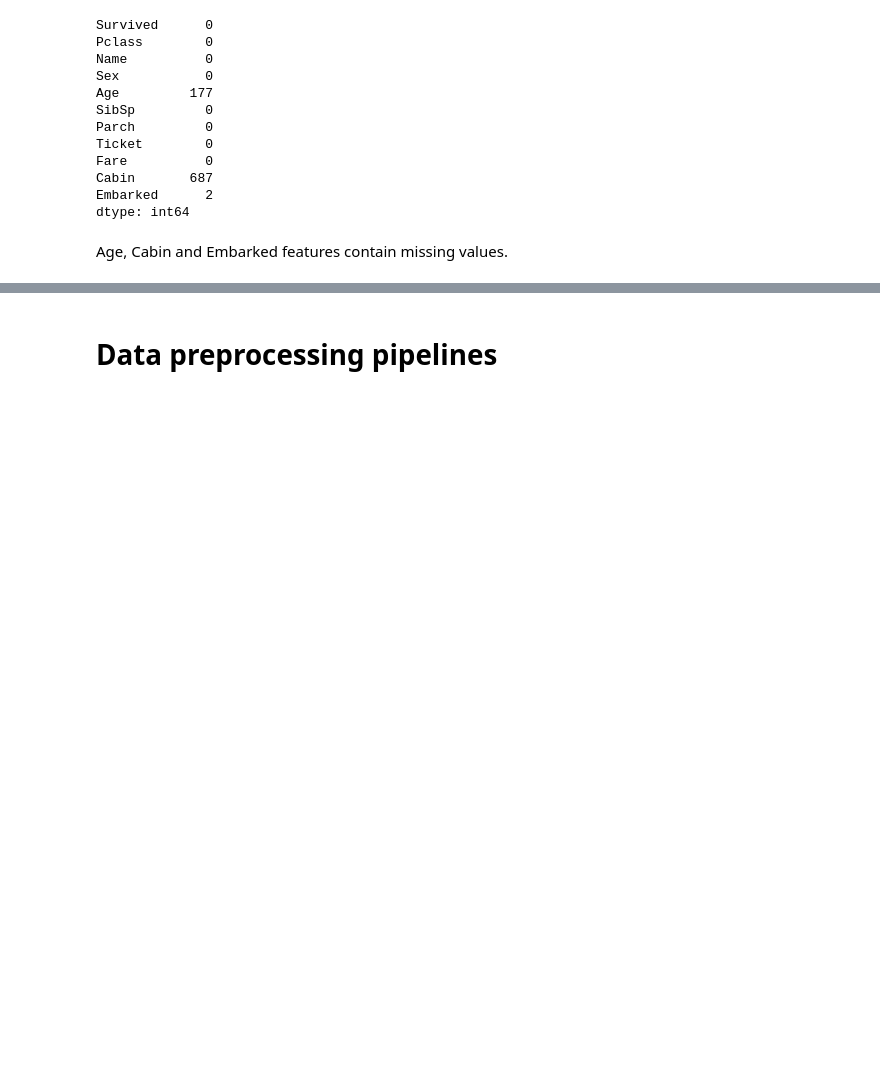
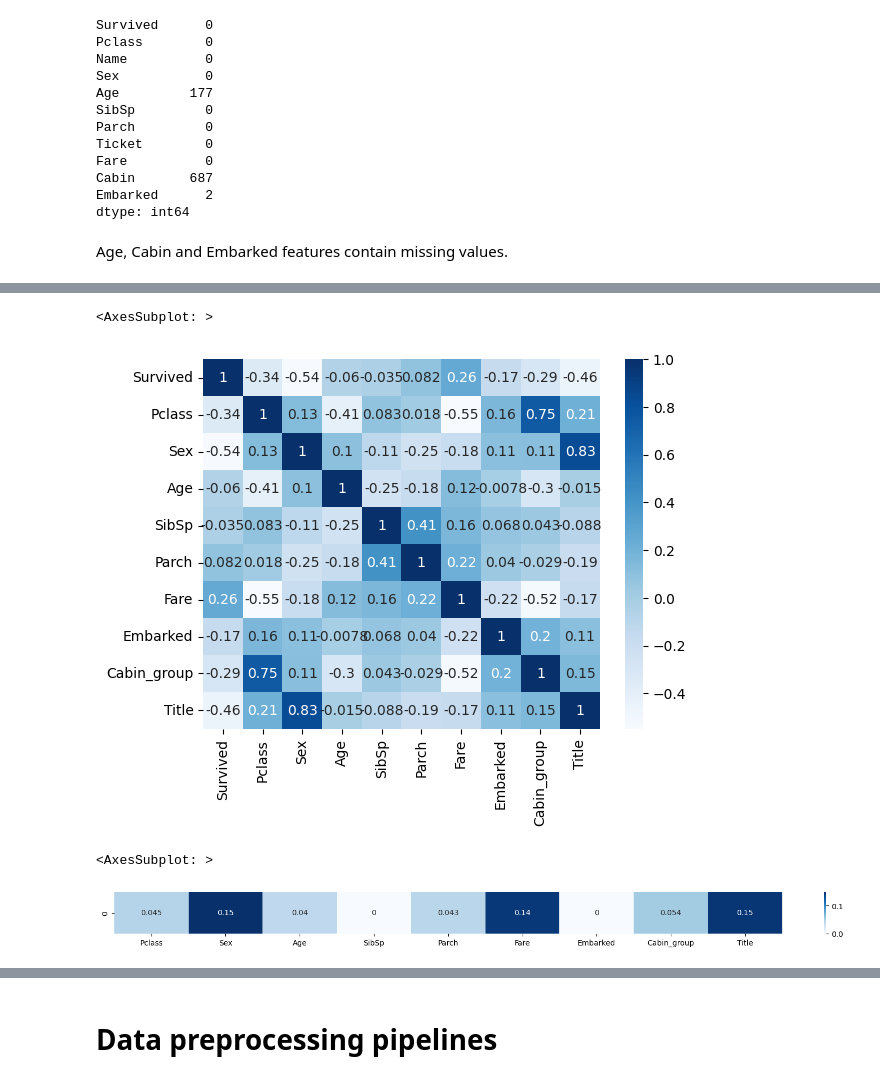
Before and after one commit to tcmaso/titanic-survival-prediction, a Jupyter notebook: Untitled.ipynb, the cells around one changed output, grey strips where cells are left out. Saved outputs shown, nothing was run; the diff lists cells and outputs as text; code cells hidden in the pictures; blank space fills up the shorter version.

```diff
--- a/Untitled.ipynb
+++ b/Untitled.ipynb
@@ -222,0 +316,5 @@ df_train.groupby(by='Cabin').mean()
+# %%
+sns.heatmap(df_train_temp.corr(), annot=True, cmap='Blues')
+# %% [output]
+<AxesSubplot: >
+[figure, added]
@@ -222,0 +323,9 @@ df_train.groupby(by='Cabin').mean()
+# %%
+mutual_info_series = pd.Series(mutual_info_classif(df_train_temp.drop('Survived', axis=1), df_train_temp['Survived']),
+                               index=df_train_temp.drop('Survived', axis=1).columns)
+mutual_info_series
+plt.figure(figsize=(20,1))
+sns.heatmap([mutual_info_series], annot=True, xticklabels=mutual_info_series.index, cmap='Blues')
+# %% [output]
+<AxesSubplot: >
+[figure, added]
```
Also changed, not shown: parts of 65 cells of this notebook.
